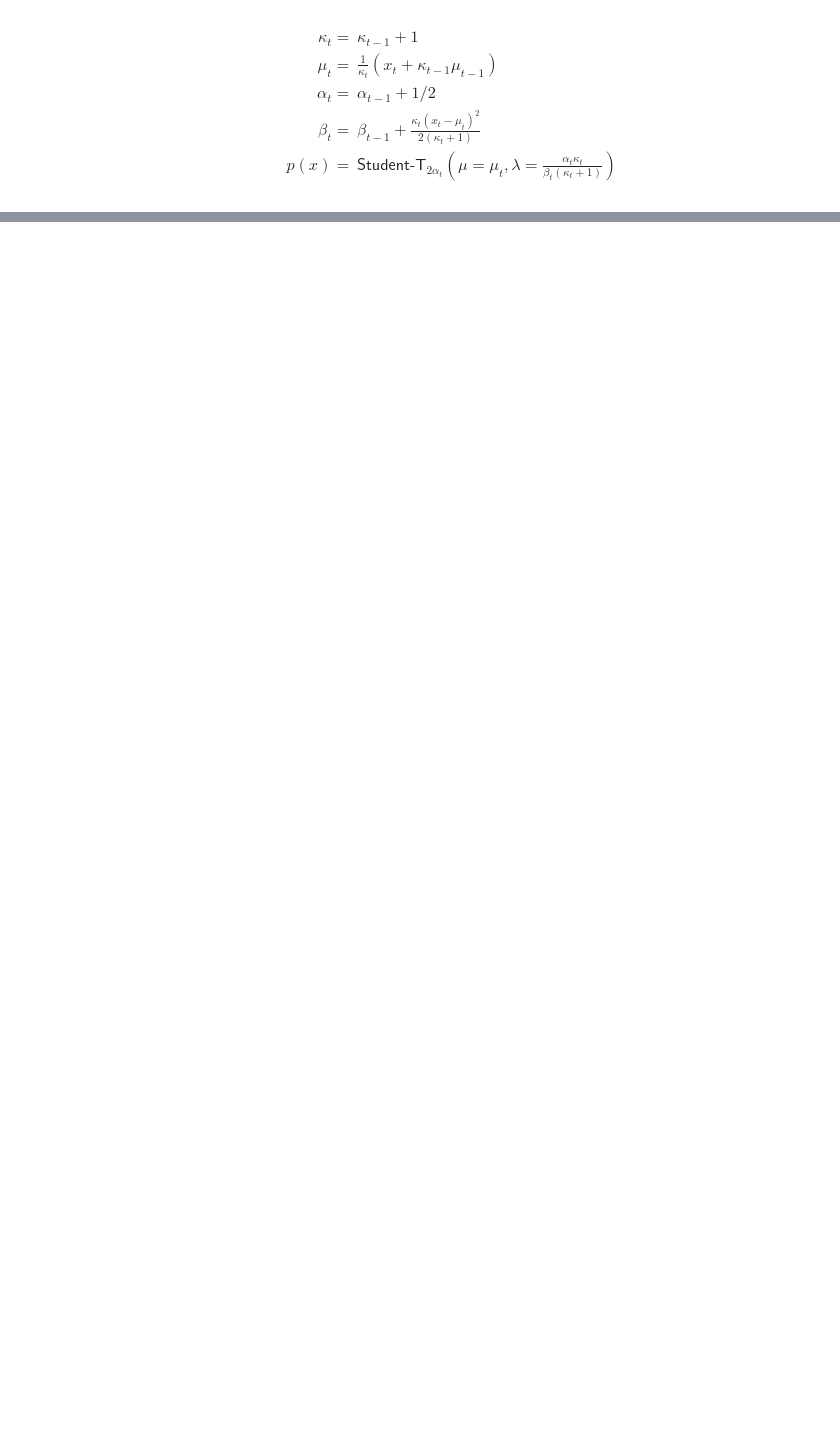
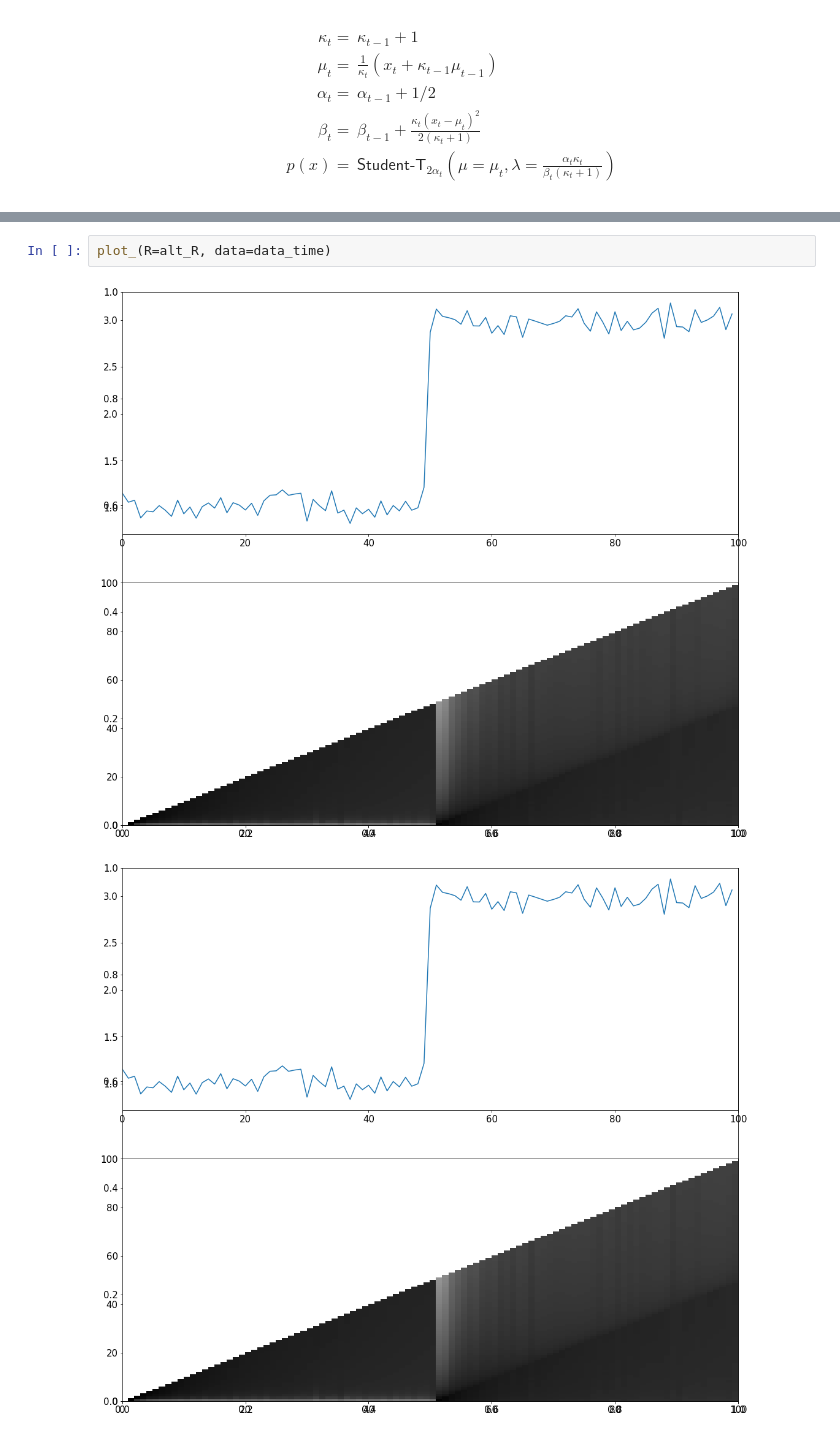
Before and after one commit to sithankanna/naive-bayesians, a Jupyter notebook: misc/hierarchical_bayesian/bayesian_online_change_point_detection.ipynb, the cells around one changed output, grey strips where cells are left out. Cells and saved outputs as stored; diff of their text form; blank space fills up the shorter version.

```diff
--- a/misc/hierarchical_bayesian/bayesian_online_change_point_detection.ipynb
+++ b/misc/hierarchical_bayesian/bayesian_online_change_point_detection.ipynb
@@ -458,0 +498,5 @@ pd.DataFrame(pis)
+# %%
+plot_(R=alt_R, data=data_time)
+# %% [output]
+[figure, added]
+[figure, added]
```
Also changed, not shown: parts of 27 cells of this notebook.
